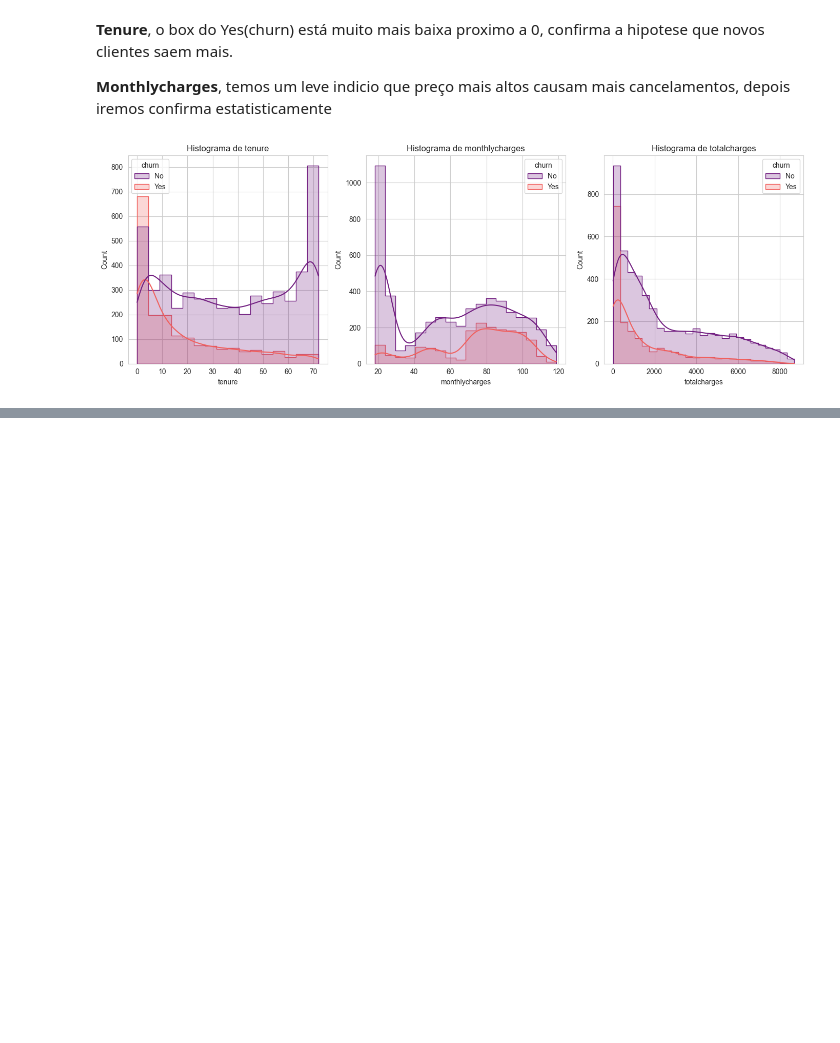
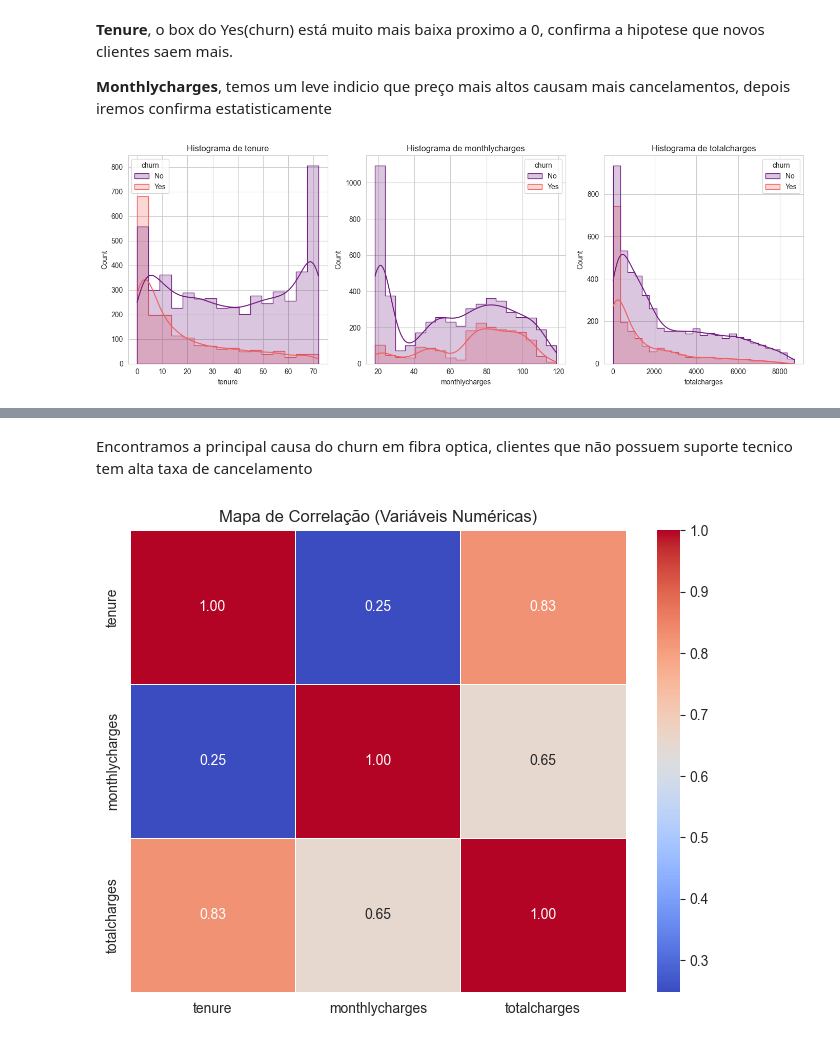
Before and after one commit to JCarapina/projeto-churn-telecom, a Jupyter notebook: notebooks/1.0-eda-inicial.ipynb, the cells around one changed output, grey strips where cells are left out. Cells and saved outputs as stored; diff of their text form; code cells hidden in the pictures; blank space fills up the shorter version.

```diff
--- a/notebooks/1.0-eda-inicial.ipynb
+++ b/notebooks/1.0-eda-inicial.ipynb
@@ -178,0 +225,12 @@ plt.show()
+# %% [markdown]
+Encontramos a principal causa do churn em fibra optica, clientes que não possuem suporte tecnico tem alta taxa de cancelamento
+# %%
+# Correlação entre variáveis numéricas
+corr = df[['tenure', 'monthlycharges', 'totalcharges']].corr()
+
+plt.figure(figsize=(8, 6))
+sns.heatmap(corr, annot=True, cmap='coolwarm', fmt=".2f", linewidths=0.5)
+plt.title('Mapa de Correlação (Variáveis Numéricas)')
+plt.show()
+# %% [output]
+[figure, added]
```
Also changed, not shown: parts of 2 cells of this notebook.
